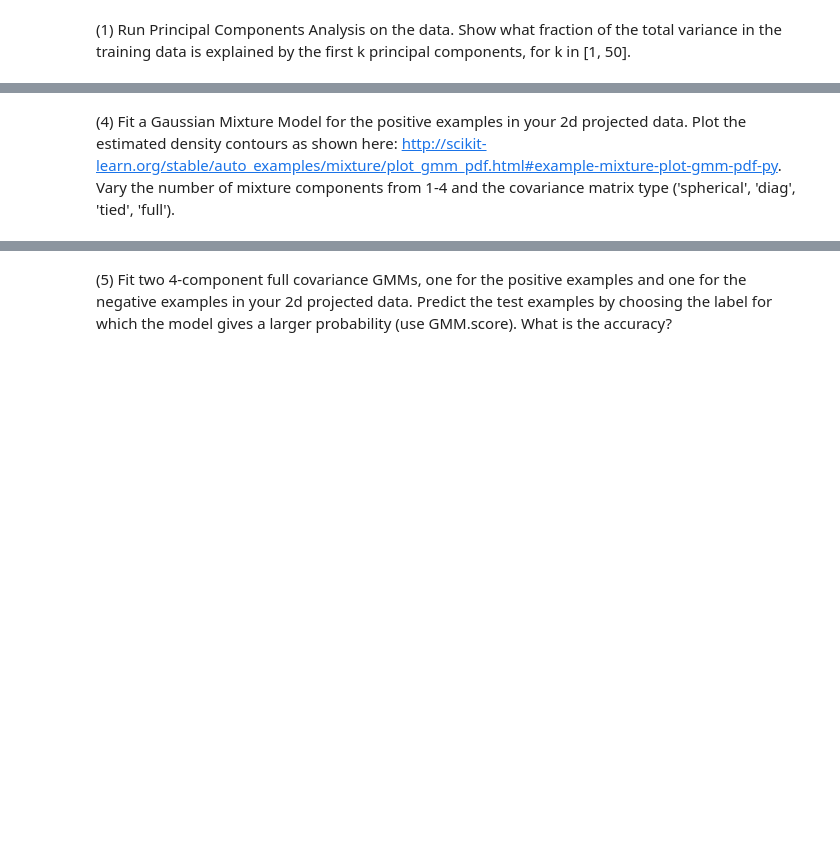
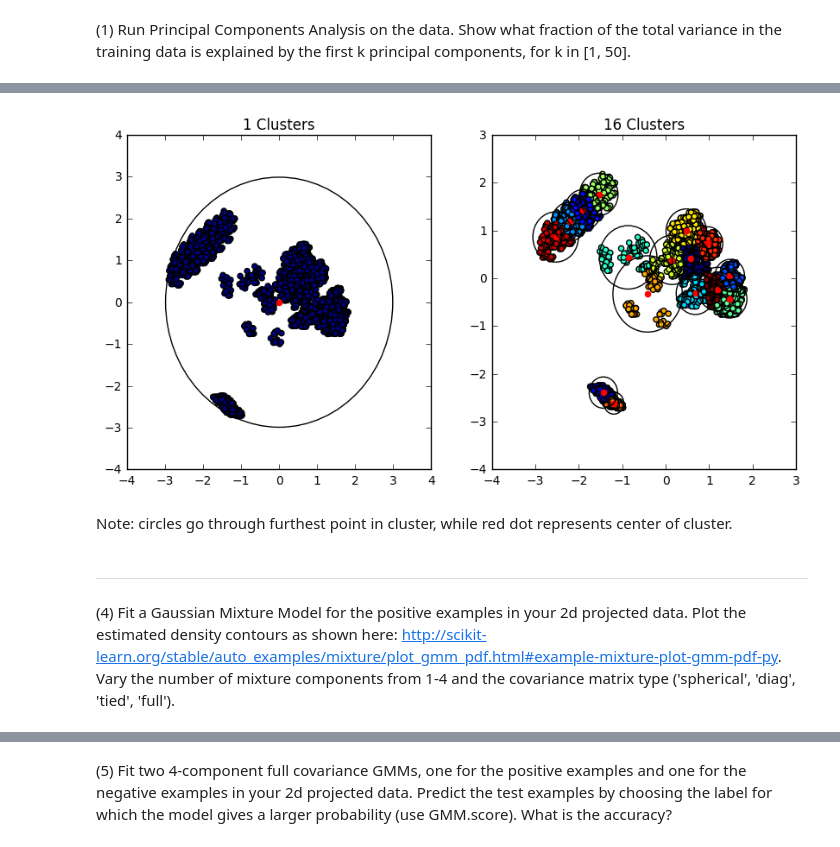
Before and after one commit to dskarbrevik/Unsupervised-Learning-Assignment, a Jupyter notebook: David_Skarbrevik_p3.ipynb, the cells around one changed output, grey strips where cells are left out. Saved outputs shown, nothing was run; the diff lists cells and outputs as text; code cells hidden in the pictures; blank space fills up the shorter version.

```diff
--- a/David_Skarbrevik_p3.ipynb
+++ b/David_Skarbrevik_p3.ipynb
@@ -89,2 +111,49 @@ print train_data.shape, test_data.shape
+# %%
+def P3():
+    fig = plt.figure(figsize=(10, 5))
+    count = 1
+
+    # project data to two dimensions
+    n_comp = 2
+    pca_mod = PCA(n_components = n_comp)
+    pca_dat = pca_mod.fit_transform(train_data)
+
+    # setup KMeans model and separate data
+    for i in [1,16]:
+        model = KMeans(n_clusters=i)
+        model.fit(pca_dat)
+        labels = model.labels_
+        centers = model.cluster_centers_
+        predicted_cluster = model.predict(pca_dat)
+        distanceMax = np.zeros(len(centers))
+
+        # calc distance between points to decide furthest point
+        for j in range(len(pca_dat)):
+            clusters = centers[predicted_cluster[j]]
+            distanceX = (pca_dat[j][0]-clusters[0])**2
+            distanceY = (pca_dat[j][1]-clusters[1])**2
+            total_distance = (distanceX + distanceY)**(.5)
+            if total_distance > distanceMax[predicted_cluster[j]]:
+                distanceMax[predicted_cluster[j]]=total_distance
+        plots = fig.add_subplot(1,2,count)
+
+        # plot data points
+        plots.scatter(pca_dat[:,0], pca_dat[:,1], c = labels)
+
+        # plot circles and center points
+        for k in range(len(centers)):
+            cir = plt.Circle(centers[k], radius = distanceMax[k], color = "black", fill = False)
+            plots.add_patch(cir)
+            plots.scatter(model.cluster_centers_[k][0], model.cluster_centers_[k][1], color = "red")
+        plt.title(str(i) + " Clusters")
+        count+=1
+    plt.show()
+P3()
+# %% [output]
+[figure, added]
+# %% [markdown]
+Note: circles go through furthest point in cluster, while red dot represents center of cluster.
 # %% [markdown]
+***
+
 (4) Fit a Gaussian Mixture Model for the positive examples in your 2d projected data. Plot the estimated density contours as shown here: http://scikit-learn.org/stable/auto_examples/mixture/plot_gmm_pdf.html#example-mixture-plot-gmm-pdf-py. Vary the number of mixture components from 1-4 and the covariance matrix type ('spherical', 'diag', 'tied', 'full').
```
Also changed, not shown: parts of 17 cells of this notebook, 2 other files.
